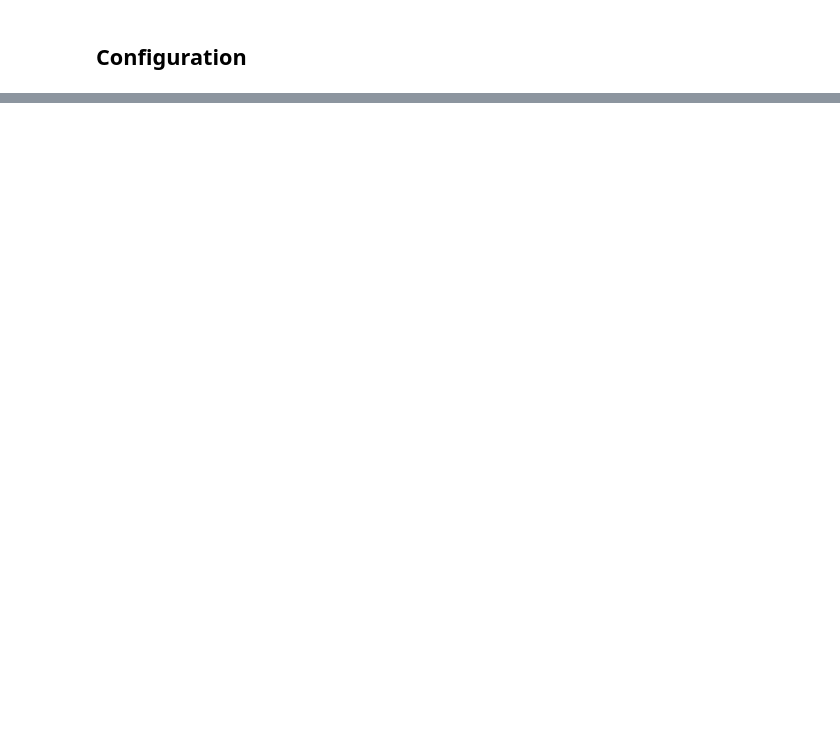
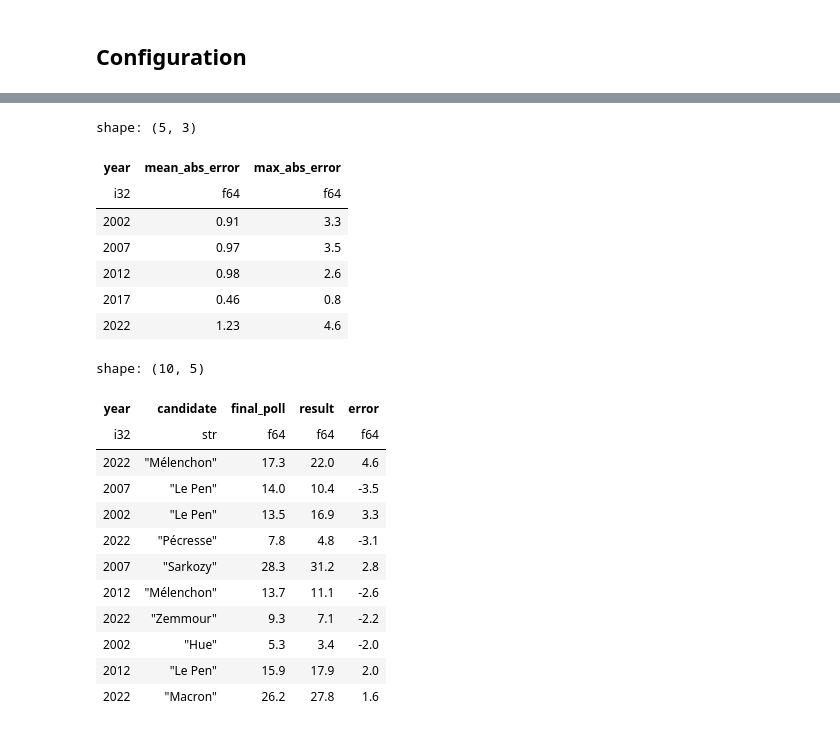
Before and after one commit to oost/french-election-polls, a Jupyter notebook: french_elections_polls.ipynb, the cells around one changed output, grey strips where cells are left out. Drawn from its saved outputs; the diff is of its cells as text; code cells hidden in the pictures; blank space fills up the shorter version.

```diff
--- a/french_elections_polls.ipynb
+++ b/french_elections_polls.ipynb
@@ -297,0 +194,30 @@ Data available for 5 elections
+# %%
+if ELECTION_ROUND == 'first' and all_election_data:
+    errors = final_polling_errors(all_election_data).with_columns(pl.col(pl.Float64).round(1))
+    display(errors.group_by('year').agg(
+        pl.col('error').abs().mean().round(2).alias('mean_abs_error'),
+        pl.col('error').abs().max().alias('max_abs_error'),
+    ).sort('year'))
+    display(errors.sort(pl.col('error').abs(), descending=True).head(10))
+# %% [output]
+shape: (5, 3)
+| year | mean_abs_error | max_abs_error |
+| i32 | f64 | f64 |
+| 2002 | 0.91 | 3.3 |
+| 2007 | 0.97 | 3.5 |
+| 2012 | 0.98 | 2.6 |
+| 2017 | 0.46 | 0.8 |
+| 2022 | 1.23 | 4.6 |
+shape: (10, 5)
+| year | candidate | final_poll | result | error |
+| i32 | str | f64 | f64 | f64 |
+| 2022 | "Mélenchon" | 17.3 | 22.0 | 4.6 |
+| 2007 | "Le Pen" | 14.0 | 10.4 | -3.5 |
+| 2002 | "Le Pen" | 13.5 | 16.9 | 3.3 |
+| 2022 | "Pécresse" | 7.8 | 4.8 | -3.1 |
+| 2007 | "Sarkozy" | 28.3 | 31.2 | 2.8 |
+| 2012 | "Mélenchon" | 13.7 | 11.1 | -2.6 |
+| 2022 | "Zemmour" | 9.3 | 7.1 | -2.2 |
+| 2002 | "Hue" | 5.3 | 3.4 | -2.0 |
+| 2012 | "Le Pen" | 15.9 | 17.9 | 2.0 |
+| 2022 | "Macron" | 26.2 | 27.8 | 1.6 |
```
Also changed, not shown: parts of 24 cells of this notebook, 13 other files.
